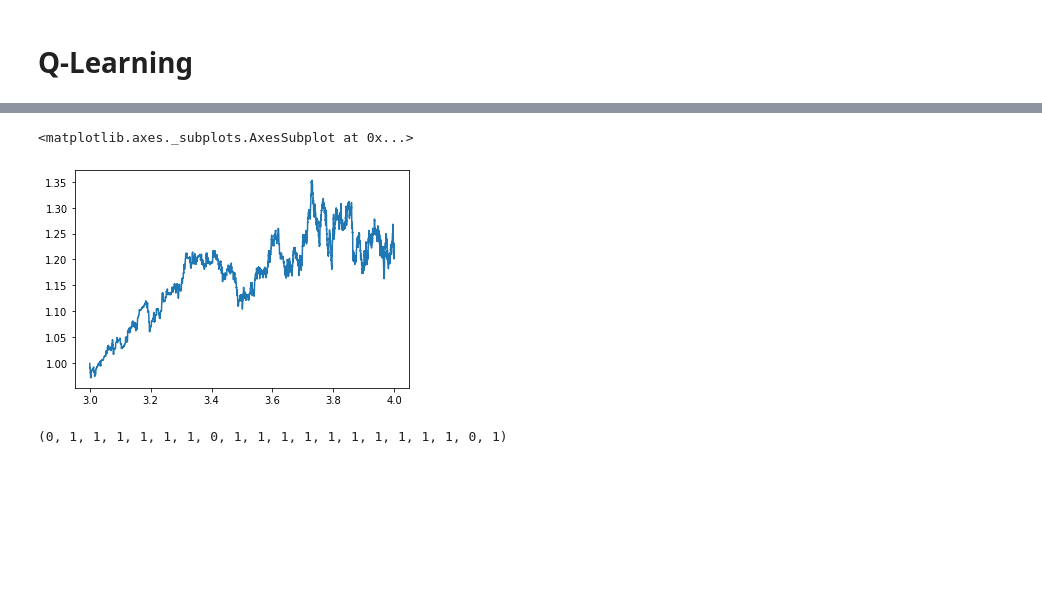
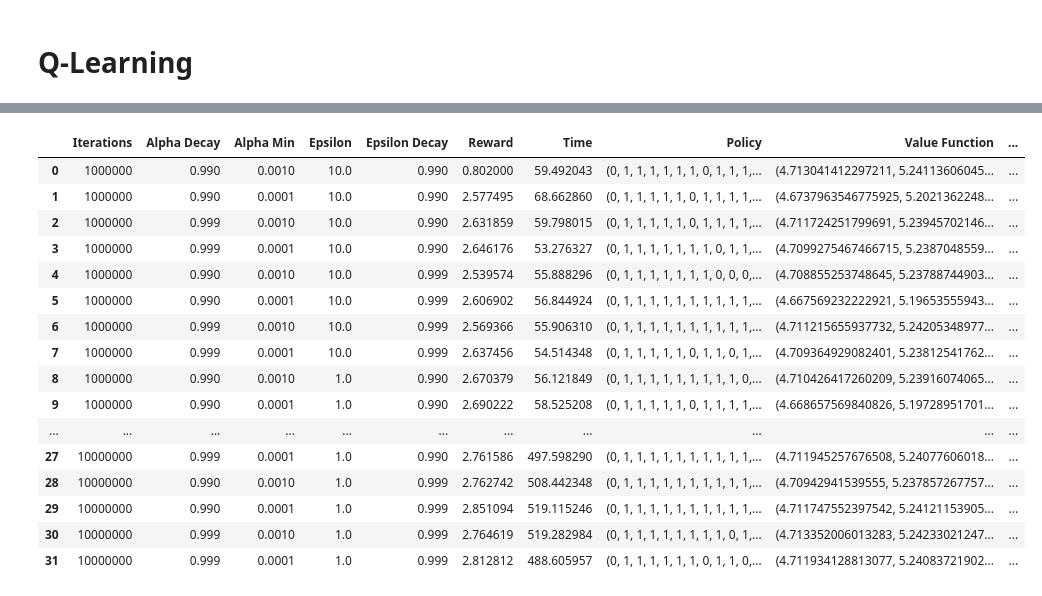
Before and after one commit to okazkayasi/CS7641, a Jupyter notebook: mkazkayasi3_Assignment4/ForestManagement-500state.ipynb, the cells around one changed output, grey strips where cells are left out. Drawn from its saved outputs; the diff is of its cells as text; code cells hidden in the pictures; blank space fills up the shorter version.

```diff
--- a/mkazkayasi3_Assignment4/ForestManagement-500state.ipynb
+++ b/mkazkayasi3_Assignment4/ForestManagement-500state.ipynb
@@ -138,12 +138,20 @@ q_df = trainQ(P, R, discount=0.9, alpha_dec=alpha_decs, alpha_min=alpha_mins,
-# %%
-run = 1000
-rew_running = running_mean(rews, run)
-indices = [i+run for i in list(range(len(rew_running)))]
-sns.lineplot(np.log10(indices), rew_running)
-# %% [output]
-<matplotlib.axes._subplots.AxesSubplot at 0x...>
-[figure, removed]
-# %%
-q.policy
-# %% [output]
-(0, 1, 1, 1, 1, 1, 1, 0, 1, 1, 1, 1, 1, 1, 1, 1, 1, 1, 0, 1)
+# %%
+q_df
+# %% [output]
+|  | Iterations | Alpha Decay | Alpha Min | Epsilon | Epsilon Decay | Reward | Time | Policy | Value Function | ... |
+| 0 | 1000000 | 0.990 | 0.0010 | 10.0 | 0.990 | 0.802000 | 59.492043 | (0, 1, 1, 1, 1, 1, 1, 0, 1, 1, 1,... | (4.713041412297211, 5.24113606045... | ... |
+| 1 | 1000000 | 0.990 | 0.0001 | 10.0 | 0.990 | 2.577495 | 68.662860 | (0, 1, 1, 1, 1, 1, 0, 1, 1, 1, 1,... | (4.6737963546775925, 5.2021362248... | ... |
+| 2 | 1000000 | 0.999 | 0.0010 | 10.0 | 0.990 | 2.631859 | 59.798015 | (0, 1, 1, 1, 1, 1, 0, 1, 1, 1, 1,... | (4.711724251799691, 5.23945702146... | ... |
+| 3 | 1000000 | 0.999 | 0.0001 | 10.0 | 0.990 | 2.646176 | 53.276327 | (0, 1, 1, 1, 1, 1, 1, 1, 0, 1, 1,... | (4.7099275467466715, 5.2387048559... | ... |
+| 4 | 1000000 | 0.990 | 0.0010 | 10.0 | 0.999 | 2.539574 | 55.888296 | (0, 1, 1, 1, 1, 1, 1, 1, 0, 0, 0,... | (4.708855253748645, 5.23788744903... | ... |
+| 5 | 1000000 | 0.990 | 0.0001 | 10.0 | 0.999 | 2.606902 | 56.844924 | (0, 1, 1, 1, 1, 1, 1, 1, 1, 1, 1,... | (4.667569232222921, 5.19653555943... | ... |
+| 6 | 1000000 | 0.999 | 0.0010 | 10.0 | 0.999 | 2.569366 | 55.906310 | (0, 1, 1, 1, 1, 1, 1, 1, 1, 1, 1,... | (4.711215655937732, 5.24205348977... | ... |
+| 7 | 1000000 | 0.999 | 0.0001 | 10.0 | 0.999 | 2.637456 | 54.514348 | (0, 1, 1, 1, 1, 1, 0, 1, 1, 0, 1,... | (4.709364929082401, 5.23812541762... | ... |
+| 8 | 1000000 | 0.990 | 0.0010 | 1.0 | 0.990 | 2.670379 | 56.121849 | (0, 1, 1, 1, 1, 1, 1, 1, 1, 1, 0,... | (4.710426417260209, 5.23916074065... | ... |
+| 9 | 1000000 | 0.990 | 0.0001 | 1.0 | 0.990 | 2.690222 | 58.525208 | (0, 1, 1, 1, 1, 1, 0, 1, 1, 1, 1,... | (4.668657569840826, 5.19728951701... | ... |
+| ... | ... | ... | ... | ... | ... | ... | ... | ... | ... | ... |
+| 27 | 10000000 | 0.999 | 0.0001 | 1.0 | 0.990 | 2.761586 | 497.598290 | (0, 1, 1, 1, 1, 1, 1, 1, 1, 1, 1,... | (4.711945257676508, 5.24077606018... | ... |
+| 28 | 10000000 | 0.990 | 0.0010 | 1.0 | 0.999 | 2.762742 | 508.442348 | (0, 1, 1, 1, 1, 1, 1, 1, 1, 1, 1,... | (4.70942941539555, 5.237857267757... | ... |
+| 29 | 10000000 | 0.990 | 0.0001 | 1.0 | 0.999 | 2.851094 | 519.115246 | (0, 1, 1, 1, 1, 1, 1, 1, 1, 1, 1,... | (4.711747552397542, 5.24121153905... | ... |
+| 30 | 10000000 | 0.999 | 0.0010 | 1.0 | 0.999 | 2.764619 | 519.282984 | (0, 1, 1, 1, 1, 1, 1, 1, 1, 0, 1,... | (4.713352006013283, 5.24233021247... | ... |
+| 31 | 10000000 | 0.999 | 0.0001 | 1.0 | 0.999 | 2.812812 | 488.605957 | (0, 1, 1, 1, 1, 1, 1, 0, 1, 1, 0,... | (4.711934128813077, 5.24083721902... | ... |
```
Also changed, not shown: parts of 7 cells of this notebook, 7 other files.
